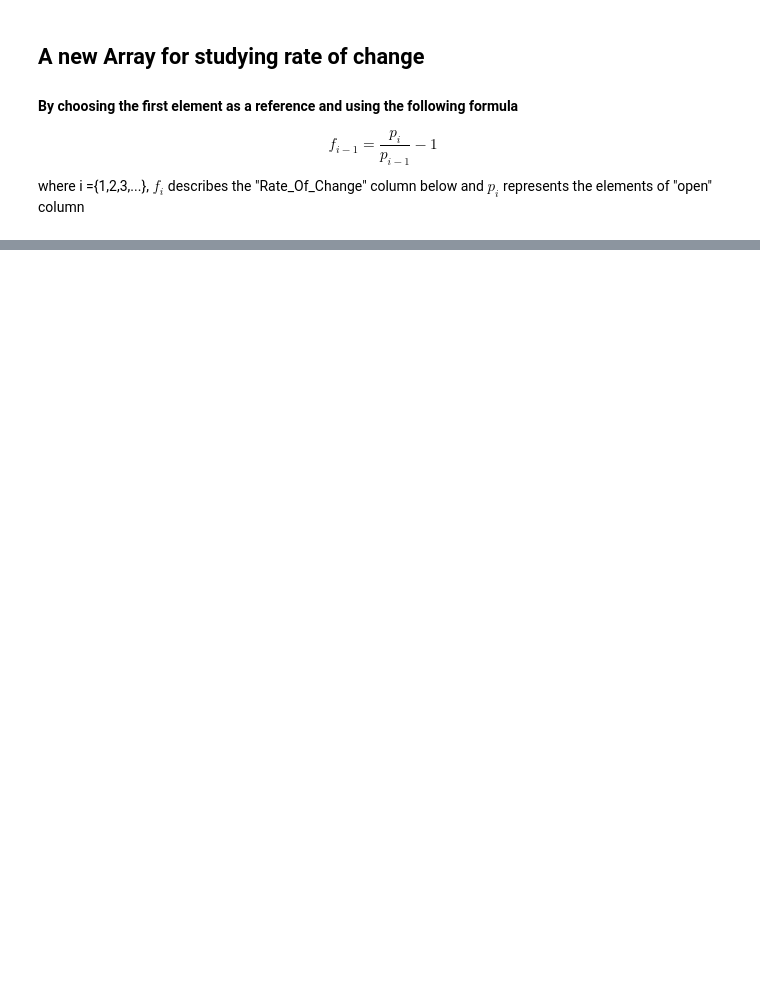
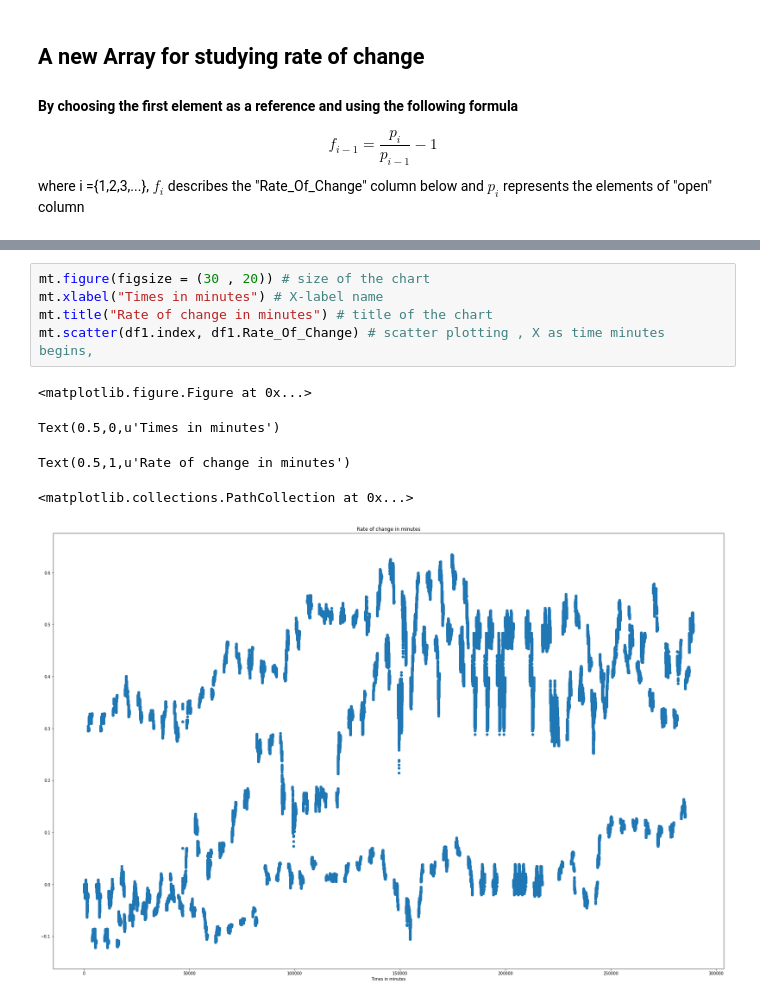
Before and after one commit to osabu/Data-Anaysis, a Jupyter notebook: Untitled.ipynb, the cells around one changed output, grey strips where cells are left out. Drawn from its saved outputs; the diff is of its cells as text; blank space fills up the shorter version.

```diff
--- a/Untitled.ipynb
+++ b/Untitled.ipynb
@@ -96,0 +135,11 @@ mt.legend(['Open prices' , 'Rate Of Change'] , loc = 0)
+# %%
+mt.figure(figsize = (30 , 20)) # size of the chart
+mt.xlabel("Times in minutes") # X-label name
+mt.title("Rate of change in minutes") # title of the chart
+mt.scatter(df1.index, df1.Rate_Of_Change) # scatter plotting , X as time minutes begins,
+# %% [output]
+<matplotlib.figure.Figure at 0x...>
+Text(0.5,0,u'Times in minutes')
+Text(0.5,1,u'Rate of change in minutes')
+<matplotlib.collections.PathCollection at 0x...>
+[figure, added]
```
Also changed, not shown: parts of 20 cells of this notebook.
